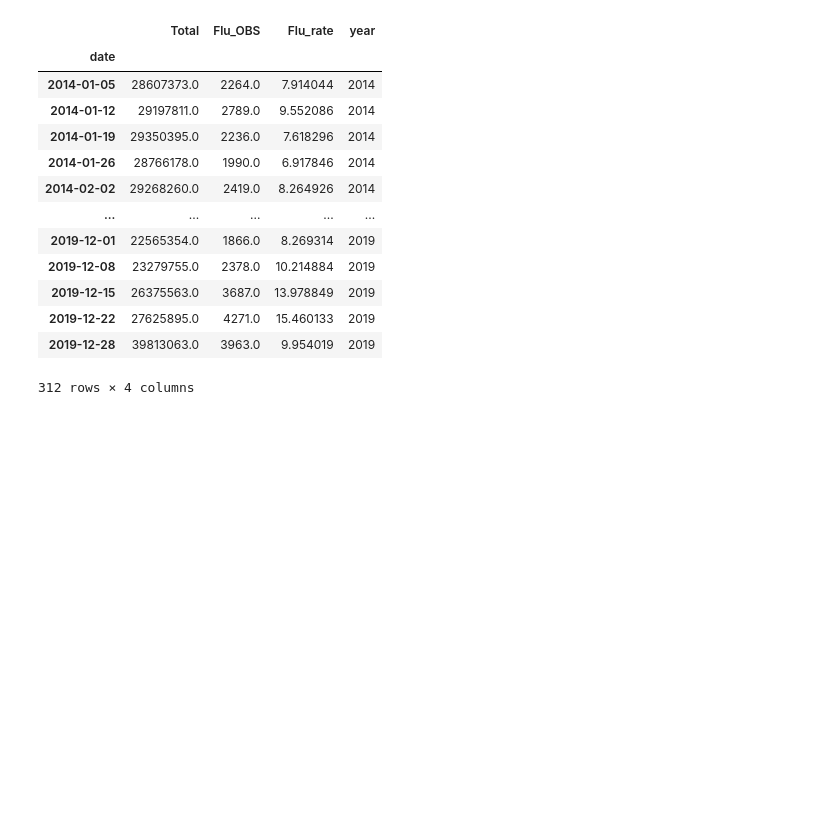
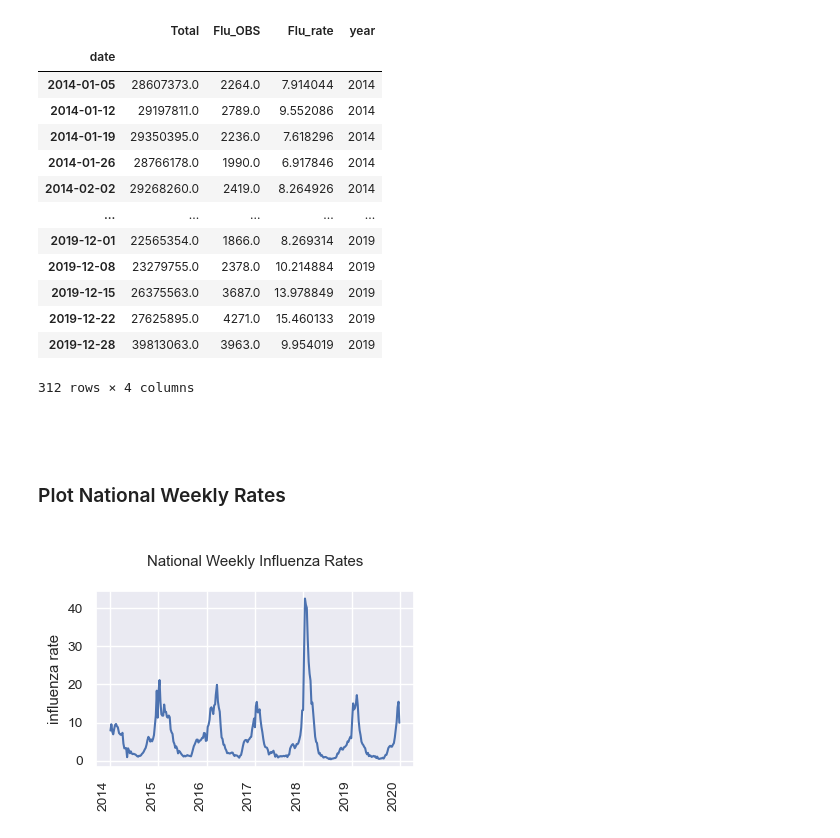
Before and after one commit to premodelling/practitioners, a Jupyter notebook: notebooks/practitioners.ipynb, the cells around one changed output. Saved outputs shown, nothing was run; the diff lists cells and outputs as text; code cells hidden in the pictures; blank space fills up the shorter version.

```diff
--- a/notebooks/practitioners.ipynb
+++ b/notebooks/practitioners.ipynb
@@ -418,3 +422,15 @@ flu
 | 2019-12-22 | 27625895.0 | 4271.0 | 15.460133 | 2019 |
 | 2019-12-28 | 39813063.0 | 3963.0 | 9.954019 | 2019 |
 312 rows × 4 columns
+# %% [markdown]
+<br>
+<br>
+
+### Plot National Weekly Rates
+# %%
+flu.plot(y='Flu_rate', kind='line', figsize=(4.1, 2.6),
+         xlabel='', ylabel='influenza rate', title='\nNational Weekly Influenza Rates\n')
+plt.xticks(rotation=90);
+plt.legend(labels=['influenza rate']).set_visible(False);
+# %% [output]
+[figure, added]
```
Also changed, not shown: parts of 4 cells of this notebook.
